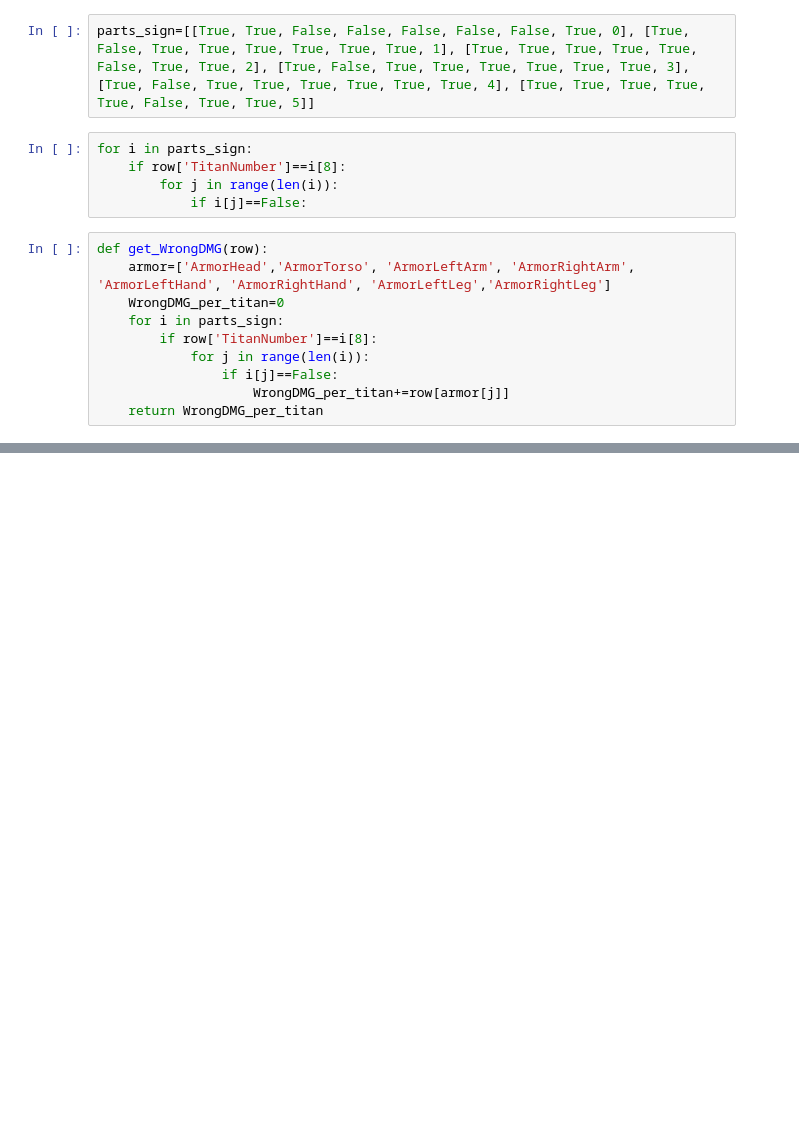
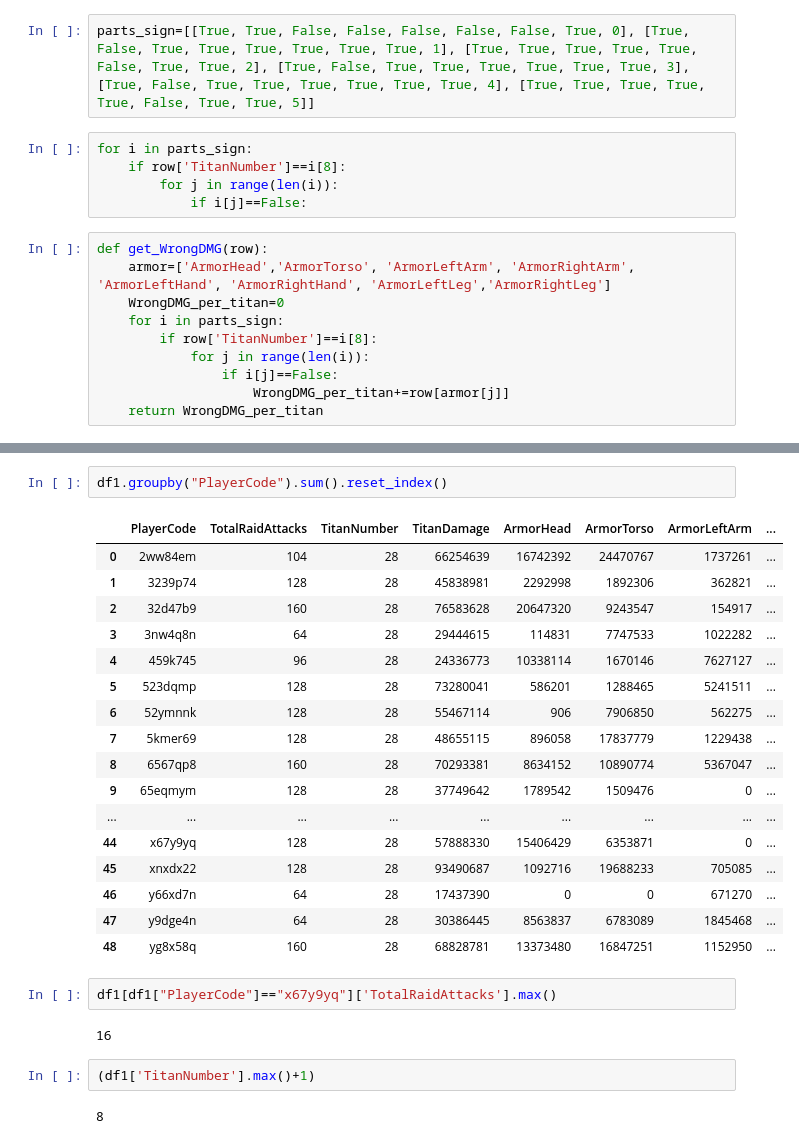
Before and after one commit to ShenShu2016/TT2-Clan-Raid, a Jupyter notebook: test.ipynb, the cells around one changed output, grey strips where cells are left out. Cells and saved outputs as stored; diff of their text form; blank space fills up the shorter version.

```diff
--- a/test.ipynb
+++ b/test.ipynb
@@ -306,0 +323,28 @@ def get_WrongDMG(row):
+# %%
+df1.groupby("PlayerCode").sum().reset_index()
+# %% [output]
+|  | PlayerCode | TotalRaidAttacks | TitanNumber | TitanDamage | ArmorHead | ArmorTorso | ArmorLeftArm | ... |
+| 0 | 2ww84em | 104 | 28 | 66254639 | 16742392 | 24470767 | 1737261 | ... |
+| 1 | 3239p74 | 128 | 28 | 45838981 | 2292998 | 1892306 | 362821 | ... |
+| 2 | 32d47b9 | 160 | 28 | 76583628 | 20647320 | 9243547 | 154917 | ... |
+| 3 | 3nw4q8n | 64 | 28 | 29444615 | 114831 | 7747533 | 1022282 | ... |
+| 4 | 459k745 | 96 | 28 | 24336773 | 10338114 | 1670146 | 7627127 | ... |
+| 5 | 523dqmp | 128 | 28 | 73280041 | 586201 | 1288465 | 5241511 | ... |
+| 6 | 52ymnnk | 128 | 28 | 55467114 | 906 | 7906850 | 562275 | ... |
+| 7 | 5kmer69 | 128 | 28 | 48655115 | 896058 | 17837779 | 1229438 | ... |
+| 8 | 6567qp8 | 160 | 28 | 70293381 | 8634152 | 10890774 | 5367047 | ... |
+| 9 | 65eqmym | 128 | 28 | 37749642 | 1789542 | 1509476 | 0 | ... |
+| ... | ... | ... | ... | ... | ... | ... | ... | ... |
+| 44 | x67y9yq | 128 | 28 | 57888330 | 15406429 | 6353871 | 0 | ... |
+| 45 | xnxdx22 | 128 | 28 | 93490687 | 1092716 | 19688233 | 705085 | ... |
+| 46 | y66xd7n | 64 | 28 | 17437390 | 0 | 0 | 671270 | ... |
+| 47 | y9dge4n | 64 | 28 | 30386445 | 8563837 | 6783089 | 1845468 | ... |
+| 48 | yg8x58q | 160 | 28 | 68828781 | 13373480 | 16847251 | 1152950 | ... |
+# %%
+df1[df1["PlayerCode"]=="x67y9yq"]['TotalRaidAttacks'].max()
+# %% [output]
+16
+# %%
+(df1['TitanNumber'].max()+1)
+# %% [output]
+8
```
Also changed, not shown: parts of 3 cells of this notebook, 1 other file.
